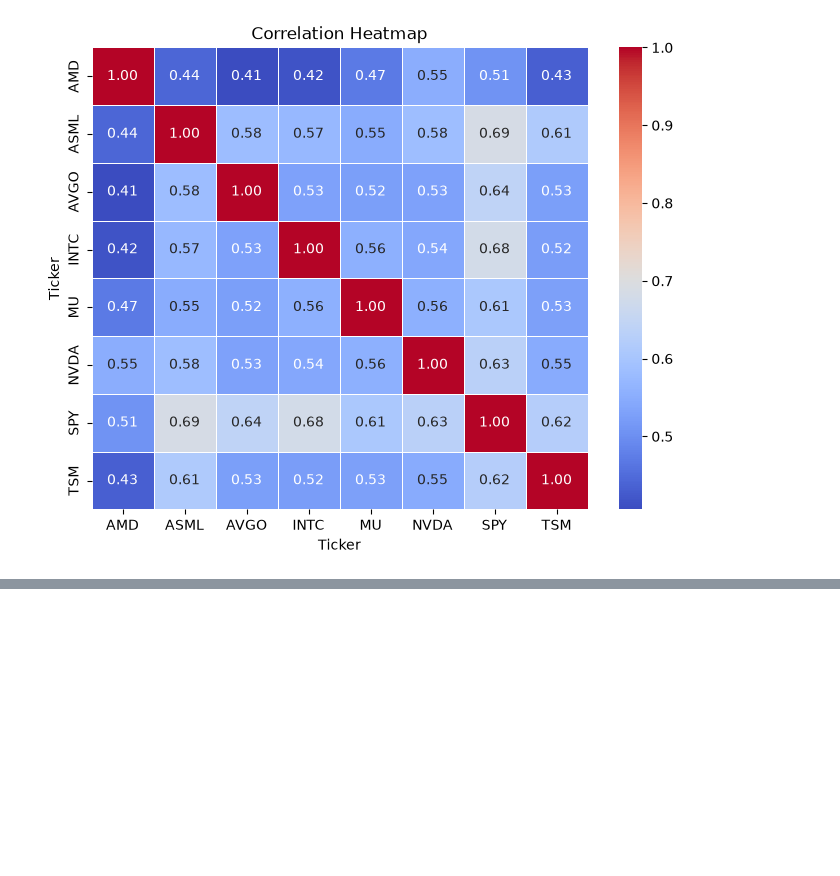
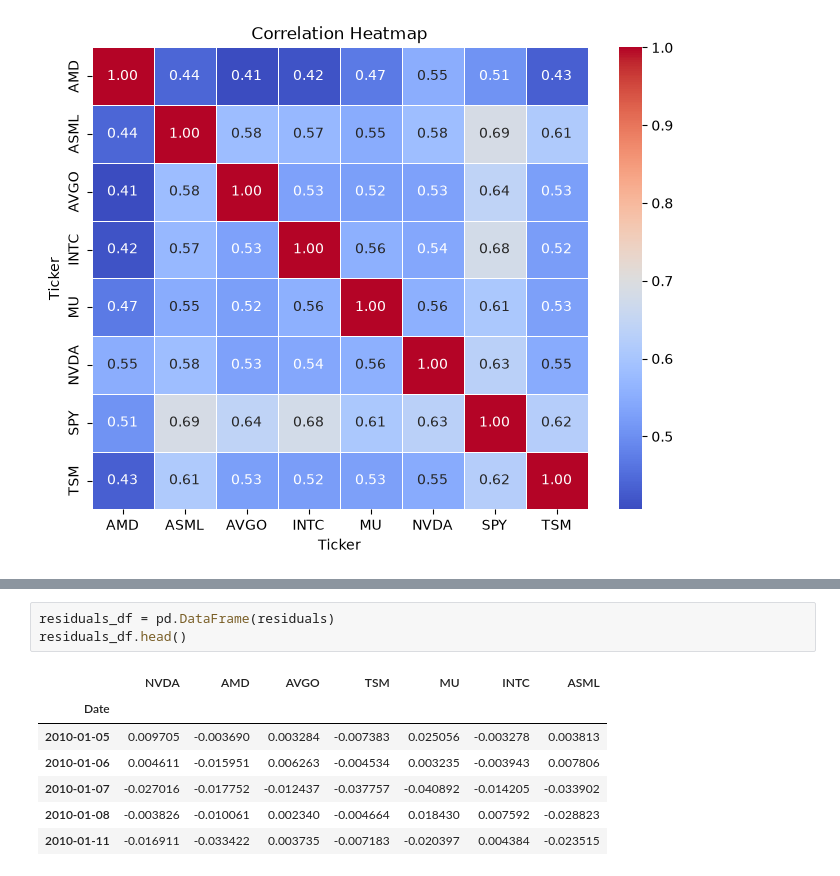
Before and after one commit to simbashakib/Semiconductor-Research-Project, a Jupyter notebook: notebooks/01_semiconductor_equity_analysis.ipynb, the cells around one changed output, grey strips where cells are left out. Cells and saved outputs as stored; diff of their text form; blank space fills up the shorter version.

```diff
--- a/notebooks/01_semiconductor_equity_analysis.ipynb
+++ b/notebooks/01_semiconductor_equity_analysis.ipynb
@@ -160,0 +184,11 @@ plt.show()
+# %%
+residuals_df = pd.DataFrame(residuals)
+residuals_df.head()
+# %% [output]
+|  | NVDA | AMD | AVGO | TSM | MU | INTC | ASML |
+| Date |  |  |  |  |  |  |  |
+| 2010-01-05 | 0.009705 | -0.003690 | 0.003284 | -0.007383 | 0.025056 | -0.003278 | 0.003813 |
+| 2010-01-06 | 0.004611 | -0.015951 | 0.006263 | -0.004534 | 0.003235 | -0.003943 | 0.007806 |
+| 2010-01-07 | -0.027016 | -0.017752 | -0.012437 | -0.037757 | -0.040892 | -0.014205 | -0.033902 |
+| 2010-01-08 | -0.003826 | -0.010061 | 0.002340 | -0.004664 | 0.018430 | 0.007592 | -0.028823 |
+| 2010-01-11 | -0.016911 | -0.033422 | 0.003735 | -0.007183 | -0.020397 | 0.004384 | -0.023515 |
```
Also changed, not shown: parts of 3 cells of this notebook.
